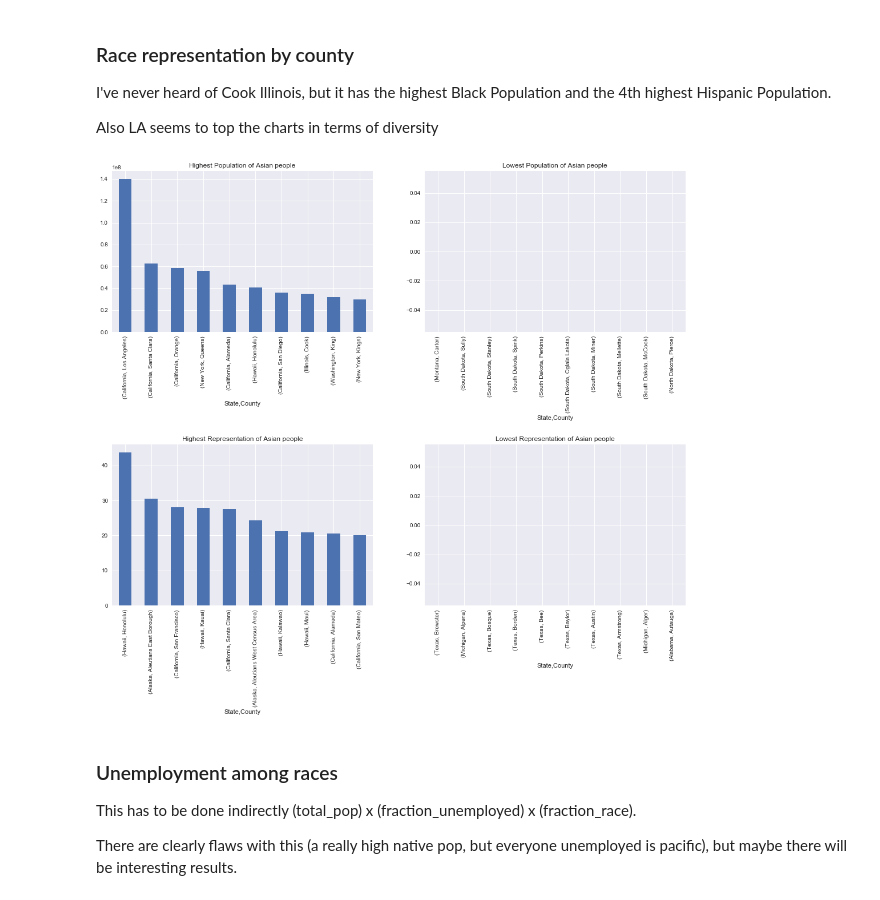
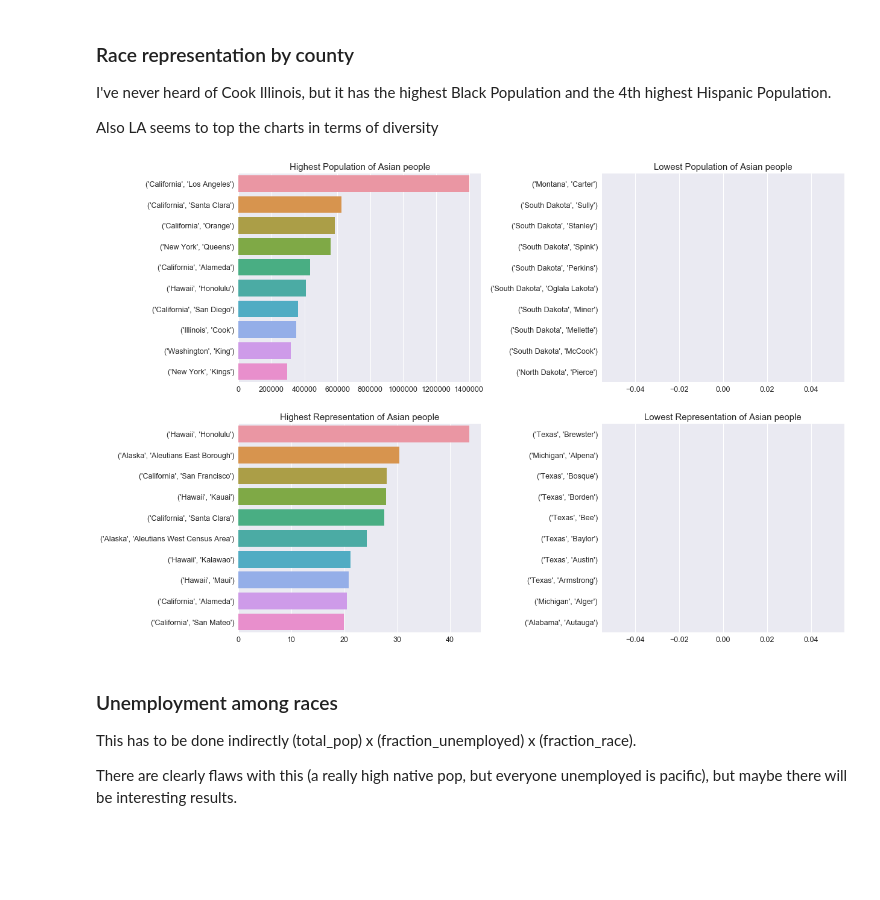
Before and after one commit to pstetz/Kaggle, a Jupyter notebook: in_progress/census/race_focus.ipynb, the cells around one changed output. Cells and saved outputs as stored; diff of their text form; code cells hidden in the pictures; blank space fills up the shorter version.

```diff
--- a/in_progress/census/race_focus.ipynb
+++ b/in_progress/census/race_focus.ipynb
@@ -49,7 +49,7 @@ races = ['Hispanic', 'White', 'Black', 'Native', 'Asian', 'Pacific']
 total_pops = list()
 
 for race in races:
-    census[race + "_pop"] = census[race] * census.TotalPop
+    census[race + "_pop"] = (census[race] * census.TotalPop) / 100
     total_pops.append(census[race + "_pop"].sum())
 
 pd.DataFrame({
@@ -91,20 +97,27 @@ Also LA seems to top the charts in terms of diversity
 # %%
 races = ['Hispanic', 'White', 'Black', 'Native', 'Asian', 'Pacific']
 race = races[4]
 
 fig, axarr = plt.subplots(2, 2, figsize=(18,14))
-fig.subplots_adjust(hspace=0.7)
+fig.subplots_adjust(wspace=0.5)
 
 race_pops = census.groupby(["State", "County"])[race + "_pop"].sum().sort_values(ascending=False)
 race_reps = census.groupby(["State", "County"])[race].median().sort_values(ascending=False)
 
-race_pops.head(10).plot(kind="bar", title="Highest Population of {} people".format(race), ax=axarr[0][0])
-race_pops.tail(10).plot(kind="bar", title="Lowest Population of {} people".format(race), ax=axarr[0][1])
 
-race_reps.head(10).plot(kind="bar", title="Highest Representation of {} people".format(race), ax=axarr[1][0])
-_ = race_reps.tail(10).plot(kind="bar", title="Lowest Representation of {} people".format(race), ax=axarr[1][1])
+data = race_pops.head(10)
+sns.barplot(x=data.values, y=data.index, ax=axarr[0][0]).set(title="Highest Population of {} people".format(race))
+
+data = race_pops.tail(10)
+sns.barplot(x=data.values, y=data.index, ax=axarr[0][1]).set(ylabel="", title="Lowest Population of {} people".format(race))
+
+data = race_reps.head(10)
+sns.barplot(x=data.values, y=data.index, ax=axarr[1][0]).set(title="Highest Representation of {} people".format(race))
+
+data = race_reps.tail(10)
+_ = sns.barplot(x=data.values, y=data.index, ax=axarr[1][1]).set(ylabel="", title="Lowest Representation of {} people".format(race))
 # %% [output]
-[figure, old version]
+[figure, new version]
 # %% [markdown]
 ### Unemployment among races
 
```
Also changed, not shown: parts of 3 cells of this notebook, 2 other files.
